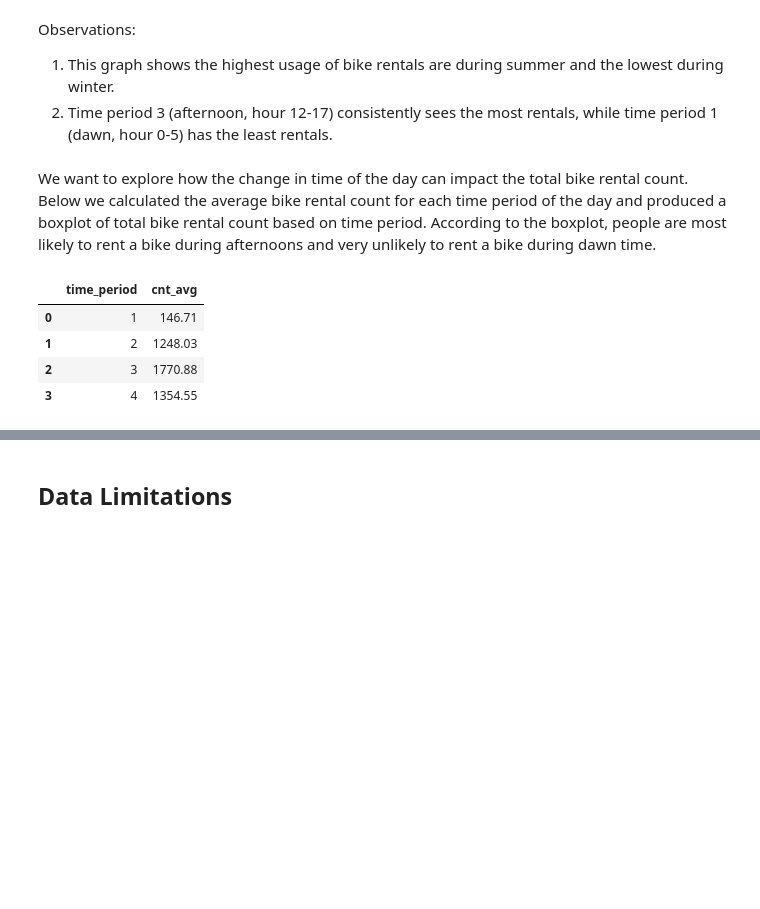
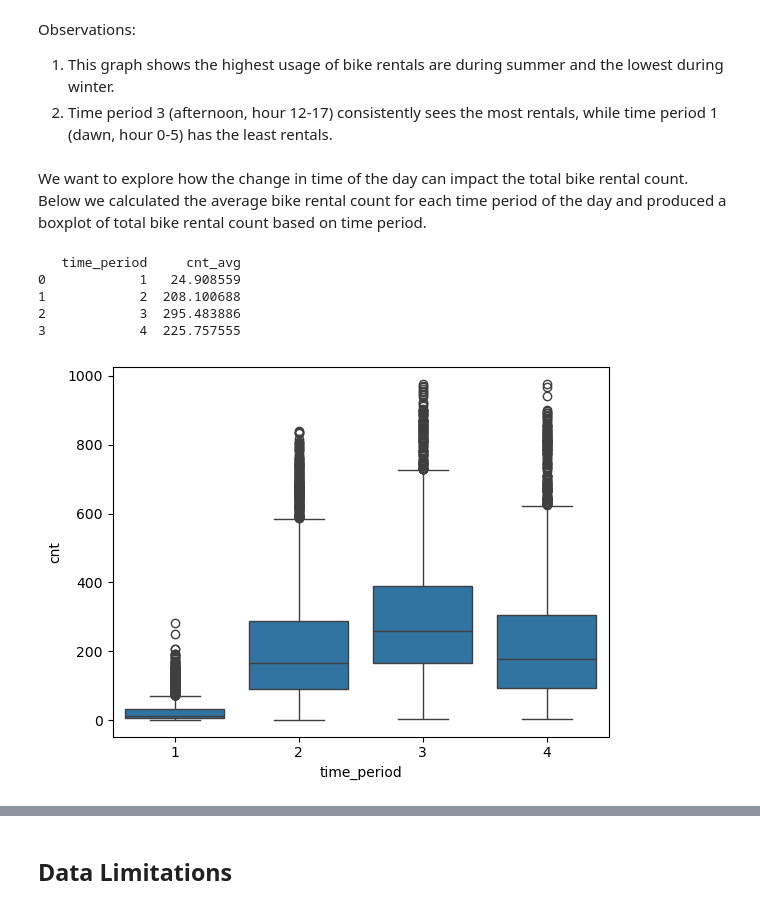
Before and after one commit to victorialiu7/info2950-final-proj, a Jupyter notebook: Info2950 Phase 2.ipynb, the cells around one changed output, grey strips where cells are left out. Drawn from its saved outputs; the diff is of its cells as text; code cells hidden in the pictures; blank space fills up the shorter version.

```diff
--- a/Info2950 Phase 2.ipynb
+++ b/Info2950 Phase 2.ipynb
@@ -300,17 +316,20 @@ Observations:
 2. Time period 3 (afternoon, hour 12-17) consistently sees the most rentals, while time period 1 (dawn, hour 0-5) has the least rentals.
 # %% [markdown]
 We want to explore how the change in time of the day can impact the total bike rental count. Below we calculated the average bike rental count for each time period of the day and produced a boxplot of total bike rental count based on time period.
-According to the boxplot, people are most likely to rent a bike during afternoons and very unlikely to rent a bike during dawn time.
 # %%
 # find the mean of the total rental count for each time period
 data_cnt_analyze = duckdb.sql("SELECT time_period, AVG(cnt) AS cnt_avg\
-                              FROM data_clean \
+                              FROM data \
                               GROUP BY time_period \
                               ORDER BY time_period").df()
-data_cnt_analyze
+print(data_cnt_analyze)
+
+# boxplot of time period and total rental count
+sns.boxplot(data, x='time_period', y='cnt');
 # %% [output]
-|  | time_period | cnt_avg |
-| 0 | 1 | 146.71 |
-| 1 | 2 | 1248.03 |
-| 2 | 3 | 1770.88 |
-| 3 | 4 | 1354.55 |
+   time_period     cnt_avg
+0            1   24.908559
+1            2  208.100688
+2            3  295.483886
+3            4  225.757555
+[figure, added]
```
Also changed, not shown: parts of 45 cells of this notebook.
